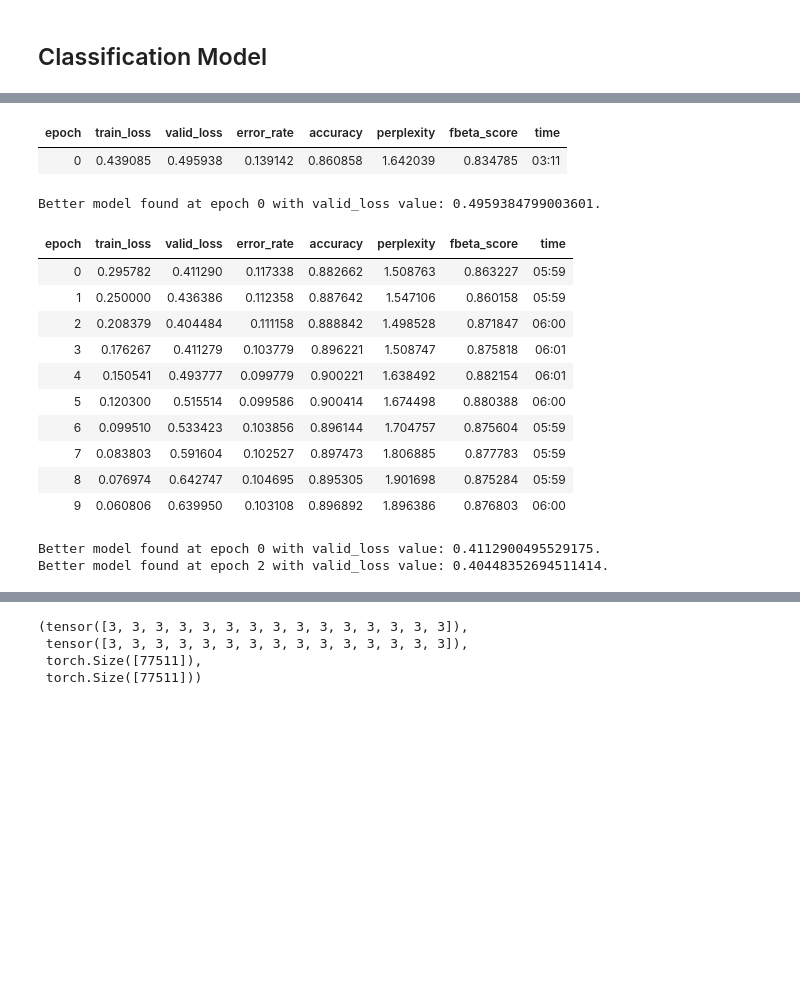
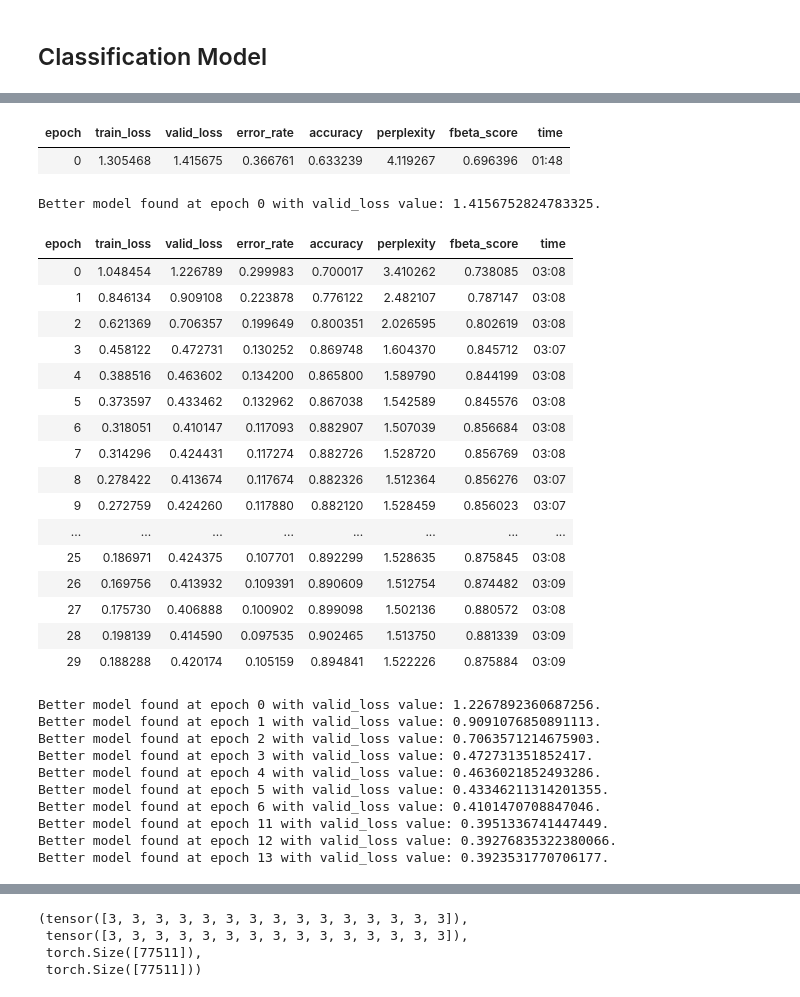
Before and after one commit to patriciamedyna/Classifier_page, a Jupyter notebook: ULMFiT_notfirstpage_victor.ipynb, the cells around one changed output, grey strips where cells are left out. Drawn from its saved outputs; the diff is of its cells as text; code cells hidden in the pictures; blank space fills up the shorter version.

```diff
--- a/ULMFiT_notfirstpage_victor.ipynb
+++ b/ULMFiT_notfirstpage_victor.ipynb
@@ -241,13 +222,13 @@ dls = dblock_train.dataloaders(df, bs=128)
 # %% [output]
 [interactive output not drawn]
 # %%
-dblock_train_nf = DataBlock(
-    blocks=(TextBlock.from_df(text_cols=['text','page'], seq_len=72), CategoryBlock),
+dblock_train_tags = DataBlock(
+    blocks=(TextBlock.from_df(text_cols=['text'], seq_len=72), CategoryBlock),
             get_x=get_features,
             get_y=get_labels,
             splitter = ColSplitter(col='is_valid'))
 
-dls_nf = dblock_train_nf.dataloaders(df_tags, bs=128)
+dls_tags = dblock_train_tags.dataloaders(df_tags, bs=128)
 # %% [output]
 [interactive output not drawn]
 # %% [markdown]
@@ -270 +251,7 @@ learn = text_classifier_learner(dls,
+# %%
+learn_tags = text_classifier_learner(dls_tags,
+                                AWD_LSTM,
+                                drop_mult=0.2,
+                                path='/content/drive/MyDrive/Colab Notebooks/Datasets/Victor/checkpoints',
+                                metrics=[error_rate, accuracy, Perplexity(), f1]).to_fp16()
 # %%
@@ -297,26 +304,34 @@ learn = learn.load('model_tags_first_'+ now)
-# %%
-learn_tags = text_classifier_learner(dls_nf,
-                                AWD_LSTM,
-                                drop_mult=0.3,
-                                path='/content/drive/MyDrive/Colab Notebooks/Datasets/Victor/checkpoints',
-                                metrics=[error_rate, accuracy, Perplexity(), f1]).to_fp16()
 # %%
-learn_tags.fine_tune(10, 1e-2, cbs=cbs)
+learn_tags.fine_tune(30, 2e-4, cbs=cbs)
 # %% [output]
 | epoch | train_loss | valid_loss | error_rate | accuracy | perplexity | fbeta_score | time |
-| 0 | 0.439085 | 0.495938 | 0.139142 | 0.860858 | 1.642039 | 0.834785 | 03:11 |
+| 0 | 1.305468 | 1.415675 | 0.366761 | 0.633239 | 4.119267 | 0.696396 | 01:48 |
-Better model found at epoch 0 with valid_loss value: 0.4959384799003601.
+Better model found at epoch 0 with valid_loss value: 1.4156752824783325.
 | epoch | train_loss | valid_loss | error_rate | accuracy | perplexity | fbeta_score | time |
-| 0 | 0.295782 | 0.411290 | 0.117338 | 0.882662 | 1.508763 | 0.863227 | 05:59 |
-| 1 | 0.250000 | 0.436386 | 0.112358 | 0.887642 | 1.547106 | 0.860158 | 05:59 |
-| 2 | 0.208379 | 0.404484 | 0.111158 | 0.888842 | 1.498528 | 0.871847 | 06:00 |
-| 3 | 0.176267 | 0.411279 | 0.103779 | 0.896221 | 1.508747 | 0.875818 | 06:01 |
-| 4 | 0.150541 | 0.493777 | 0.099779 | 0.900221 | 1.638492 | 0.882154 | 06:01 |
-| 5 | 0.120300 | 0.515514 | 0.099586 | 0.900414 | 1.674498 | 0.880388 | 06:00 |
-| 6 | 0.099510 | 0.533423 | 0.103856 | 0.896144 | 1.704757 | 0.875604 | 05:59 |
-| 7 | 0.083803 | 0.591604 | 0.102527 | 0.897473 | 1.806885 | 0.877783 | 05:59 |
-| 8 | 0.076974 | 0.642747 | 0.104695 | 0.895305 | 1.901698 | 0.875284 | 05:59 |
-| 9 | 0.060806 | 0.639950 | 0.103108 | 0.896892 | 1.896386 | 0.876803 | 06:00 |
+| 0 | 1.048454 | 1.226789 | 0.299983 | 0.700017 | 3.410262 | 0.738085 | 03:08 |
+| 1 | 0.846134 | 0.909108 | 0.223878 | 0.776122 | 2.482107 | 0.787147 | 03:08 |
+| 2 | 0.621369 | 0.706357 | 0.199649 | 0.800351 | 2.026595 | 0.802619 | 03:08 |
+| 3 | 0.458122 | 0.472731 | 0.130252 | 0.869748 | 1.604370 | 0.845712 | 03:07 |
+| 4 | 0.388516 | 0.463602 | 0.134200 | 0.865800 | 1.589790 | 0.844199 | 03:08 |
+| 5 | 0.373597 | 0.433462 | 0.132962 | 0.867038 | 1.542589 | 0.845576 | 03:08 |
+| 6 | 0.318051 | 0.410147 | 0.117093 | 0.882907 | 1.507039 | 0.856684 | 03:08 |
+| 7 | 0.314296 | 0.424431 | 0.117274 | 0.882726 | 1.528720 | 0.856769 | 03:08 |
+| 8 | 0.278422 | 0.413674 | 0.117674 | 0.882326 | 1.512364 | 0.856276 | 03:07 |
+| 9 | 0.272759 | 0.424260 | 0.117880 | 0.882120 | 1.528459 | 0.856023 | 03:07 |
+| ... | ... | ... | ... | ... | ... | ... | ... |
+| 25 | 0.186971 | 0.424375 | 0.107701 | 0.892299 | 1.528635 | 0.875845 | 03:08 |
+| 26 | 0.169756 | 0.413932 | 0.109391 | 0.890609 | 1.512754 | 0.874482 | 03:09 |
+| 27 | 0.175730 | 0.406888 | 0.100902 | 0.899098 | 1.502136 | 0.880572 | 03:08 |
+| 28 | 0.198139 | 0.414590 | 0.097535 | 0.902465 | 1.513750 | 0.881339 | 03:09 |
+| 29 | 0.188288 | 0.420174 | 0.105159 | 0.894841 | 1.522226 | 0.875884 | 03:09 |
-Better model found at epoch 0 with valid_loss value: 0.4112900495529175.
-Better model found at epoch 2 with valid_loss value: 0.40448352694511414.
+Better model found at epoch 0 with valid_loss value: 1.2267892360687256.
+Better model found at epoch 1 with valid_loss value: 0.9091076850891113.
+Better model found at epoch 2 with valid_loss value: 0.7063571214675903.
+Better model found at epoch 3 with valid_loss value: 0.472731351852417.
+Better model found at epoch 4 with valid_loss value: 0.4636021852493286.
+Better model found at epoch 5 with valid_loss value: 0.43346211314201355.
+Better model found at epoch 6 with valid_loss value: 0.4101470708847046.
+Better model found at epoch 11 with valid_loss value: 0.3951336741447449.
+Better model found at epoch 12 with valid_loss value: 0.39276835322380066.
+Better model found at epoch 13 with valid_loss value: 0.3923531770706177.
 # %%
```
Also changed, not shown: parts of 117 cells of this notebook.
